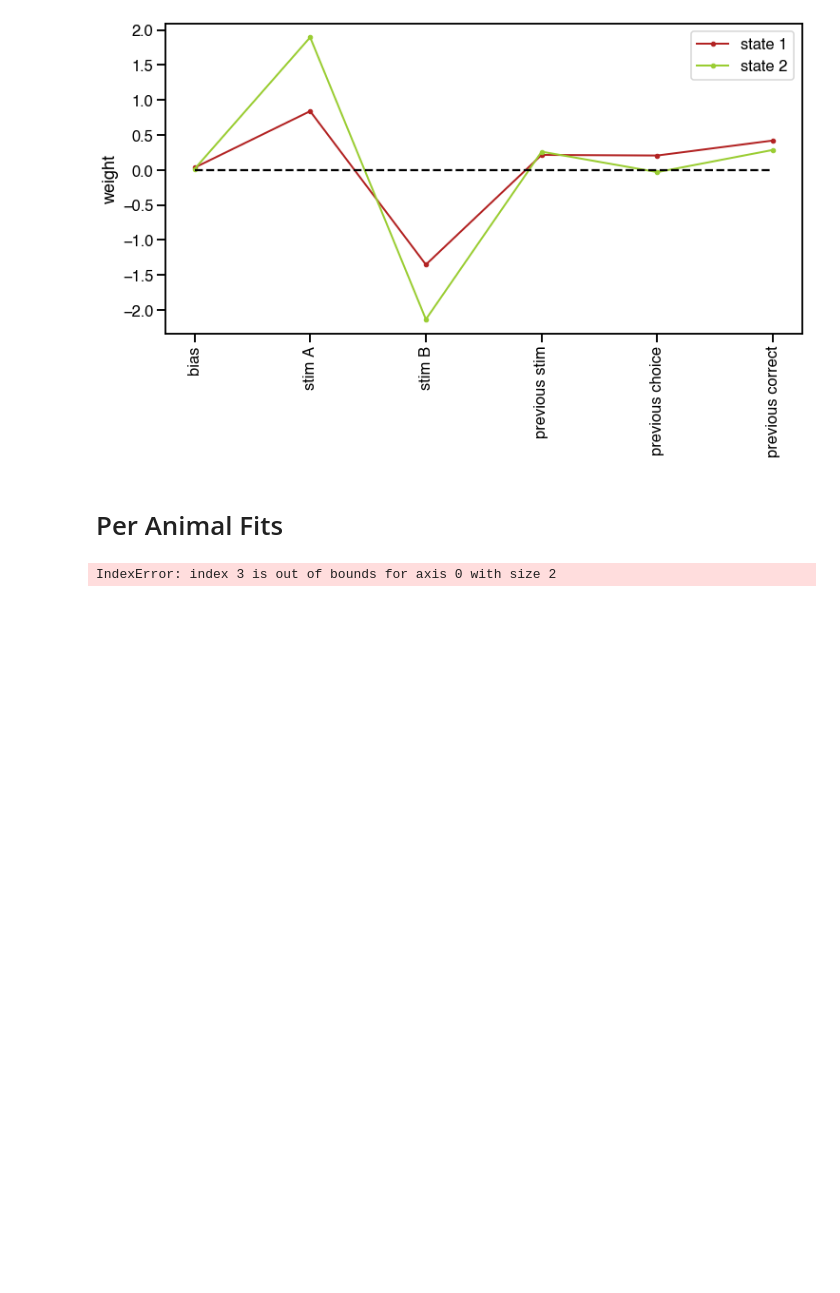
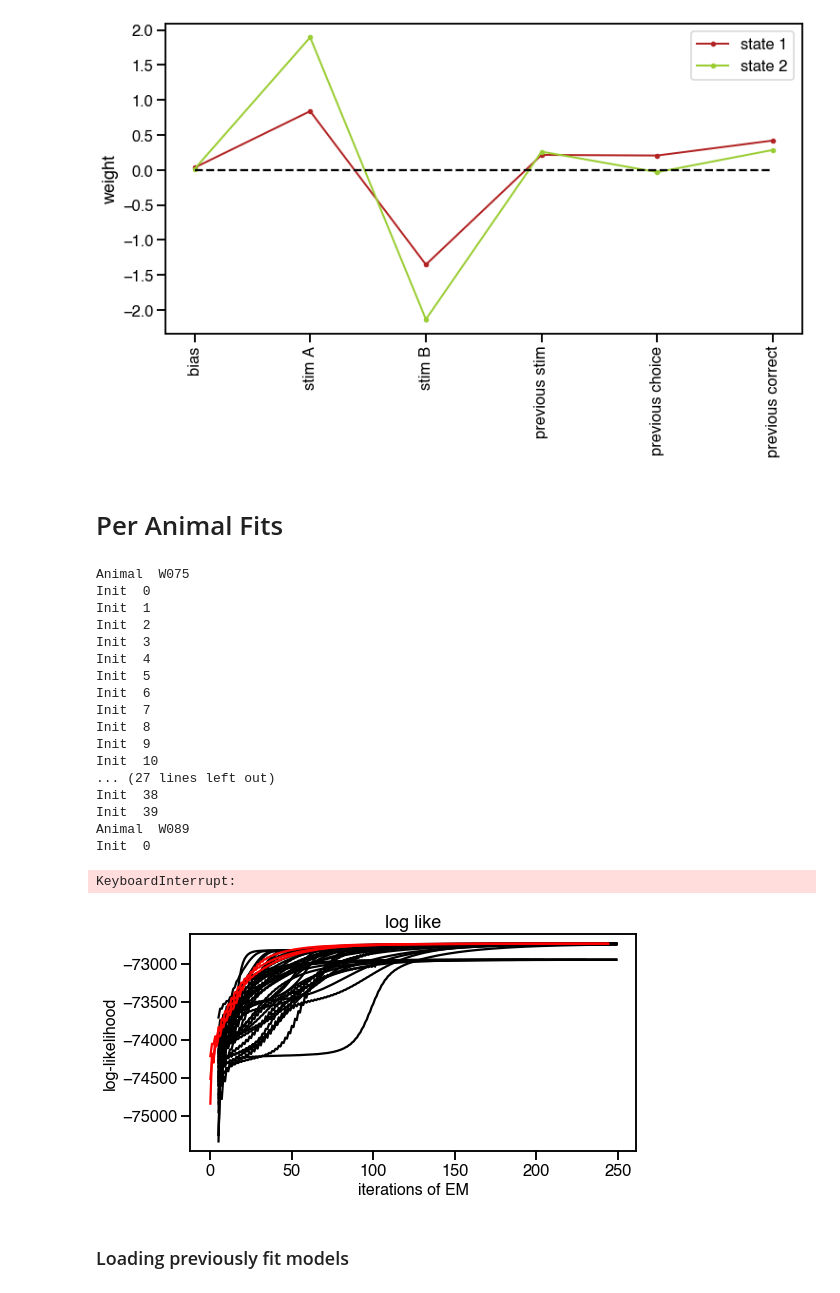
Before and after one commit to lenca56/Pillow_dGLM-HMM, a Jupyter notebook: code/PWM_Iris-GLM-HMM.ipynb, the cells around one changed output. Drawn from its saved outputs; the diff is of its cells as text; code cells hidden in the pictures; blank space fills up the shorter version.

Commit message:
fit GLM-HMM models with Iris' code for individual animals

```diff
--- a/code/PWM_Iris-GLM-HMM.ipynb
+++ b/code/PWM_Iris-GLM-HMM.ipynb
@@ -165,7 +165,7 @@ axes.legend()
 # %% [markdown]
 # Per Animal Fits
 # %%
-for animal in animalsInterest:
+for animal in ['W075','W089','W068']:#animalsInterest:
     print("Animal ", animal)
     x, y = io_utils.prepare_design_matrices(rat_id=animal, path=laptop_path, psychometric=True, cutoff=10, stage_filter=3, overwrite=False)
     sessInd = list(io_utils.session_start(rat_id=animal, path=laptop_path, psychometric=True, cutoff=10, stage_filter=3))
@@ -174,41 +174,57 @@ for animal in animalsInterest:
     N = x.shape[0] # number of data/time points for the indirect pathway cohort
     C = 2 # number of observation classes
     D = x.shape[1] # number of GLM inputs (regressors)
     K=2
 
-    inits = 2 #20 # set the number of initializations - Iris has 50
-    maxiter = 10 #250 # maximum number of iterations of EM to allow for each fit - Iris has 250
+    inits = 40 # set the number of initializations - Iris has 50
+    maxiter = 250 #250 # maximum number of iterations of EM to allow for each fit - Iris has 250
     tol = 1e-4
 
     # store values for each initialization
     lls_all = np.zeros((inits,maxiter))
-    w = np.zeros((inits,K,D))
     real_GLMHMMs = np.zeros((inits),dtype=object)
 
     # fit the model for each initialization
     for i in range(inits):
         print("Init ", i)
         real_GLMHMMs[i] = glm_hmm.GLMHMM(N,D,C,K,observations="bernoulli",gaussianPrior=1)
         # initialize the weights
         A_init, w_init, _ = real_GLMHMMs[i].generate_params(weights=['GLM',-0.8,1.2,x,y,1])
         # fit the model
-        lls_all[i,:], A, w[i], pi = real_GLMHMMs[i].fit(y,x,A_init,w_init,maxiter=maxiter,tol=tol,sess=sessInd)
+        lls_all[i,:], A, w, pi = real_GLMHMMs[i].fit(y,x,A_init,w_init,maxiter=maxiter,tol=tol,sess=sessInd)
+        pickle.dump(real_GLMHMMs[i], open(f'models/GLMHMM_{animal}_states-{K}_weights-GLM_init-{i}.pickle', 'wb'))
 
     # Check to see that multiple fits achieve the same log-likelihood
     fig, axes = plt.subplots(1,1)
     fig.set_size_inches(8, 4)
     topixs = visualize.plot_loglikelihoods(lls_all, maxdiff=0.15, ax=axes, startix=5) # colored in red are the ones (within maxdiff) to the best
     axes.set_title('log like')
 
-    compare_top_weights(w_permuted_d2,topixs_d2,tol=0.5)
-
     # find the initialization that led to the best fit
     bestix = find_best_fit(lls_all)
     best_GLMHMM = real_GLMHMMs[bestix]
 
     # save the best fit - only for when large number of initializations and iterations!
-    pickle.dump(best_GLMHMM, open(f'bestGLMHMM_{animal}_states-{K}_weights-GLM.pickle', 'wb'))
+    pickle.dump(best_GLMHMM, open(f'models/bestGLMHMM_{animal}_states-{K}_weights-GLM.pickle', 'wb'))
+# %% [output]
+Animal  W075
+Init  0
+Init  1
+Init  2
+Init  3
+Init  4
+Init  5
+Init  6
+Init  7
+Init  8
+Init  9
+Init  10
+... (27 lines left out)
+Init  38
+Init  39
+Animal  W089
+Init  0
+KeyboardInterrupt:
+[figure, added]
-# %%
-compare_top_weights(w,topixs,tol=0.5)
-# %% [output]
-IndexError: index 3 is out of bounds for axis 0 with size 2
+# %% [markdown]
+### Loading previously fit models
```
Also changed, not shown: parts of 4 cells of this notebook, 1 other file.
